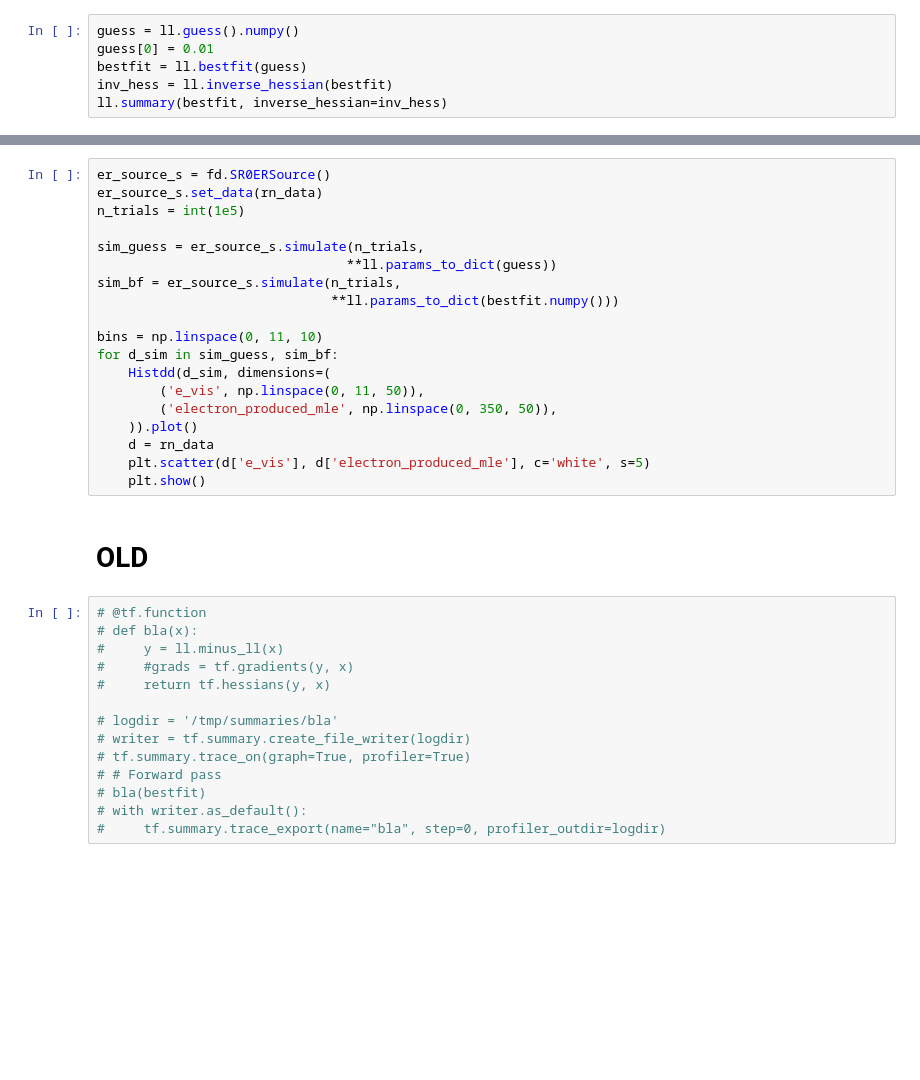
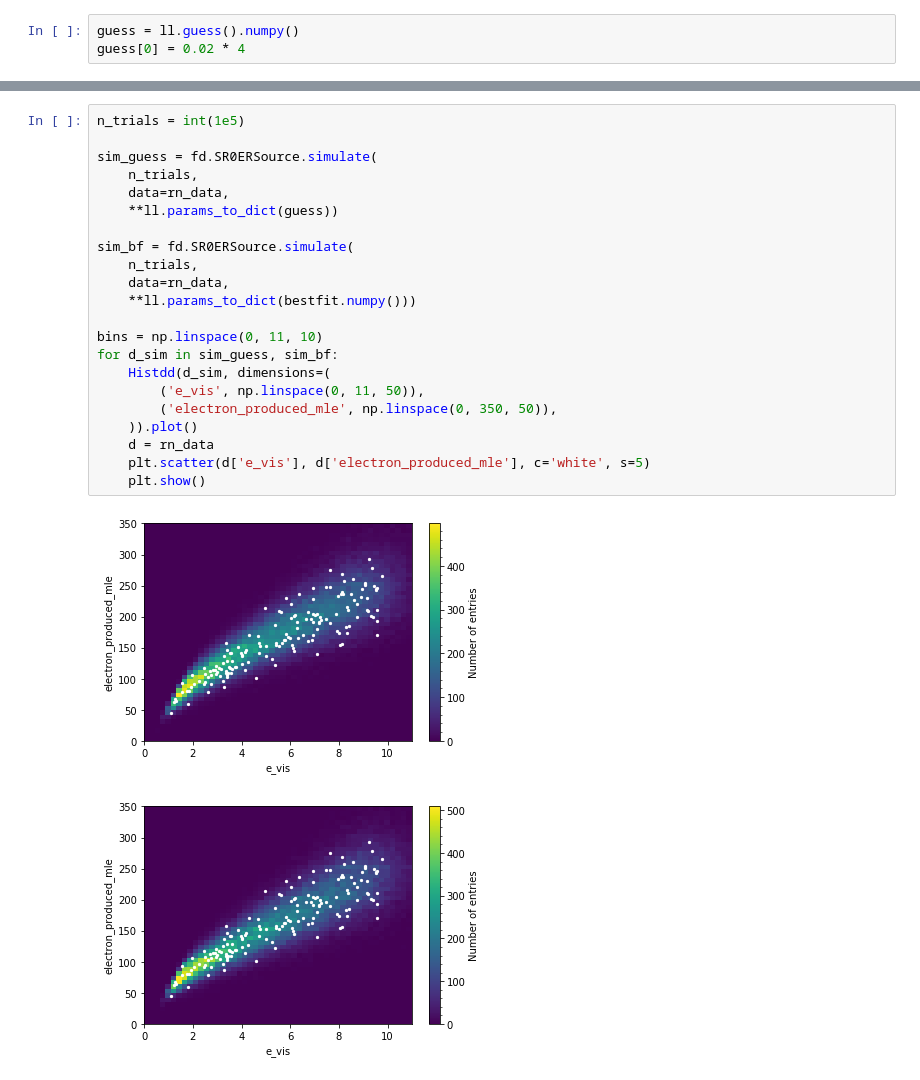
Before and after one commit to FlamTeam/flamedisx, a Jupyter notebook: notebooks/test_ll.ipynb, the cells around one changed output, grey strips where cells are left out. Saved outputs shown, nothing was run; the diff lists cells and outputs as text; blank space fills up the shorter version.

```diff
--- a/notebooks/test_ll.ipynb
+++ b/notebooks/test_ll.ipynb
@@ -44,6 +64,3 @@ for pname in ll.param_names:
 # %%
 guess = ll.guess().numpy()
-guess[0] = 0.01
-bestfit = ll.bestfit(guess)
-inv_hess = ll.inverse_hessian(bestfit)
-ll.summary(bestfit, inverse_hessian=inv_hess)
+guess[0] = 0.02 * 4
@@ -68,35 +102,25 @@ g2                  1.000e+00
 # %%
-er_source_s = fd.SR0ERSource()
-er_source_s.set_data(rn_data)
 n_trials = int(1e5)
 
-sim_guess = er_source_s.simulate(n_trials,
-                                **ll.params_to_dict(guess))
-sim_bf = er_source_s.simulate(n_trials,
-                              **ll.params_to_dict(bestfit.numpy()))
+sim_guess = fd.SR0ERSource.simulate(
+    n_trials,
+    data=rn_data,
+    **ll.params_to_dict(guess))
+
+sim_bf = fd.SR0ERSource.simulate(
+    n_trials,
+    data=rn_data,
+    **ll.params_to_dict(bestfit.numpy()))
 
 bins = np.linspace(0, 11, 10)
 for d_sim in sim_guess, sim_bf:
     Histdd(d_sim, dimensions=(
         ('e_vis', np.linspace(0, 11, 50)),
         ('electron_produced_mle', np.linspace(0, 350, 50)),
     )).plot()
     d = rn_data
     plt.scatter(d['e_vis'], d['electron_produced_mle'], c='white', s=5)
     plt.show()
+# %% [output]
+[figure, added]
+[figure, added]
-# %% [markdown]
-# OLD
-# %%
-# @tf.function
-# def bla(x):
-#     y = ll.minus_ll(x)
-#     #grads = tf.gradients(y, x)
-#     return tf.hessians(y, x)
-
-# logdir = '/tmp/summaries/bla'
-# writer = tf.summary.create_file_writer(logdir)
-# tf.summary.trace_on(graph=True, profiler=True)
-# # Forward pass
-# bla(bestfit)
-# with writer.as_default():
-#     tf.summary.trace_export(name="bla", step=0, profiler_outdir=logdir)
```
Also changed, not shown: parts of 13 cells of this notebook, 10 other files.
